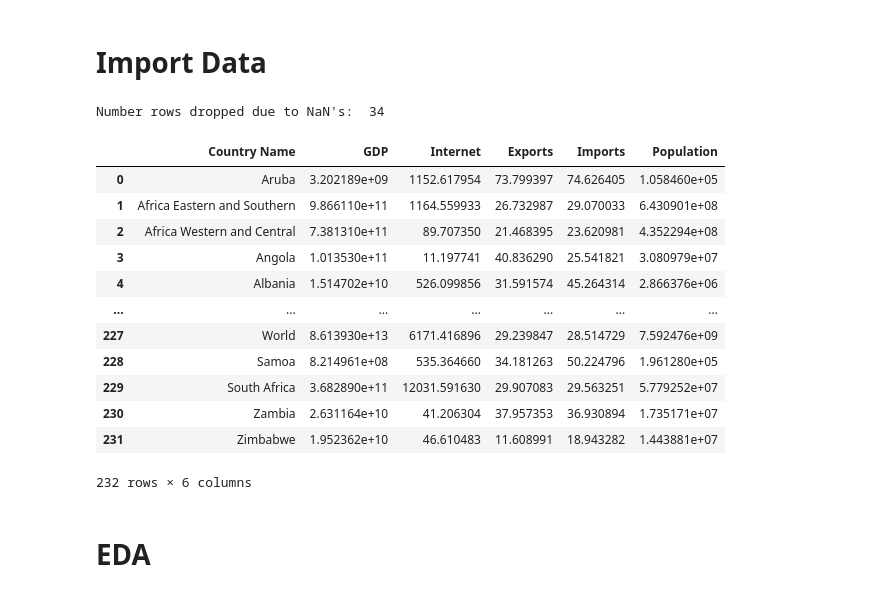
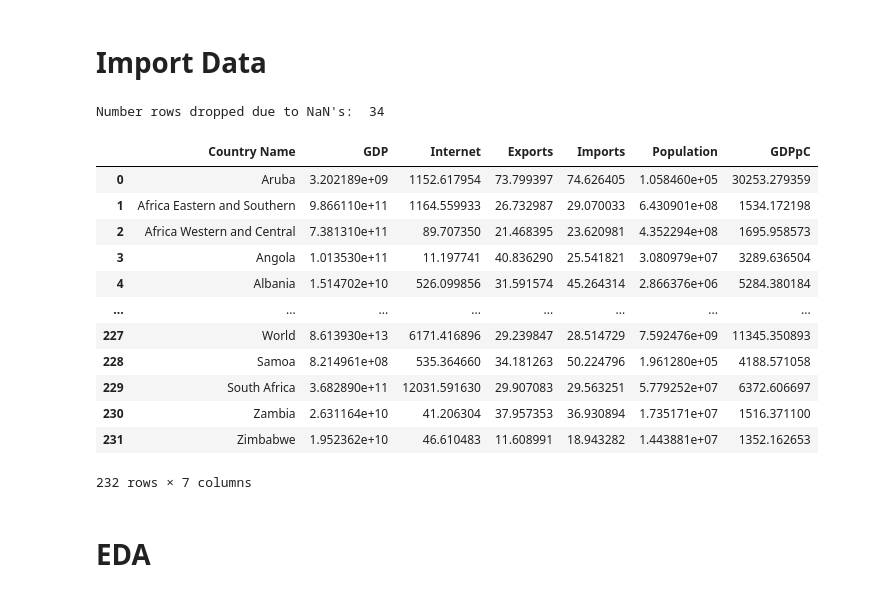
Before and after one commit to rsvpros/GDP-Machine-Learning, a Jupyter notebook: Decision_Tree_Model.ipynb, the cells around one changed output. Saved outputs shown, nothing was run; the diff lists cells and outputs as text; code cells hidden in the pictures.

```diff
--- a/Decision_Tree_Model.ipynb
+++ b/Decision_Tree_Model.ipynb
@@ -25,33 +28,40 @@ import scipy.stats as stats
 # %%
 GDPDF = pd.read_csv("GDP_attributes.csv")
 
 #Drop countries with any NaNs in the data
 length_before_drop = len(GDPDF)
 GDPDF = GDPDF.dropna()
 #reset indices
 GDPDF =GDPDF.reset_index()
 GDPDF = GDPDF.drop("index", axis =1)
 
 print("Number rows dropped due to NaN's: ", length_before_drop-len(GDPDF))
 
+
 #Rename column features
 GDPDF.columns = ["Country Name", "GDP", "Internet", "Exports", "Imports", "Population" ]
 
+#Add GDP per Capita Feature
+GDPDF["GDPpC"] = GDPDF["GDP"]/GDPDF["Population"]
+
+#Test
+#print(GDPDF[GDPDF["Country Name"] == "United States"])
+
 GDPDF
 # %% [output]
 Number rows dropped due to NaN's:  34
-|  | Country Name | GDP | Internet | Exports | Imports | Population |
-| 0 | Aruba | 3.202189e+09 | 1152.617954 | 73.799397 | 74.626405 | 1.058460e+05 |
-| 1 | Africa Eastern and Southern | 9.866110e+11 | 1164.559933 | 26.732987 | 29.070033 | 6.430901e+08 |
-| 2 | Africa Western and Central | 7.381310e+11 | 89.707350 | 21.468395 | 23.620981 | 4.352294e+08 |
-| 3 | Angola | 1.013530e+11 | 11.197741 | 40.836290 | 25.541821 | 3.080979e+07 |
-| 4 | Albania | 1.514702e+10 | 526.099856 | 31.591574 | 45.264314 | 2.866376e+06 |
-| ... | ... | ... | ... | ... | ... | ... |
-| 227 | World | 8.613930e+13 | 6171.416896 | 29.239847 | 28.514729 | 7.592476e+09 |
-| 228 | Samoa | 8.214961e+08 | 535.364660 | 34.181263 | 50.224796 | 1.961280e+05 |
-| 229 | South Africa | 3.682890e+11 | 12031.591630 | 29.907083 | 29.563251 | 5.779252e+07 |
-| 230 | Zambia | 2.631164e+10 | 41.206304 | 37.957353 | 36.930894 | 1.735171e+07 |
-| 231 | Zimbabwe | 1.952362e+10 | 46.610483 | 11.608991 | 18.943282 | 1.443881e+07 |
+|  | Country Name | GDP | Internet | Exports | Imports | Population | GDPpC |
+| 0 | Aruba | 3.202189e+09 | 1152.617954 | 73.799397 | 74.626405 | 1.058460e+05 | 30253.279359 |
+| 1 | Africa Eastern and Southern | 9.866110e+11 | 1164.559933 | 26.732987 | 29.070033 | 6.430901e+08 | 1534.172198 |
+| 2 | Africa Western and Central | 7.381310e+11 | 89.707350 | 21.468395 | 23.620981 | 4.352294e+08 | 1695.958573 |
+| 3 | Angola | 1.013530e+11 | 11.197741 | 40.836290 | 25.541821 | 3.080979e+07 | 3289.636504 |
+| 4 | Albania | 1.514702e+10 | 526.099856 | 31.591574 | 45.264314 | 2.866376e+06 | 5284.380184 |
+| ... | ... | ... | ... | ... | ... | ... | ... |
+| 227 | World | 8.613930e+13 | 6171.416896 | 29.239847 | 28.514729 | 7.592476e+09 | 11345.350893 |
+| 228 | Samoa | 8.214961e+08 | 535.364660 | 34.181263 | 50.224796 | 1.961280e+05 | 4188.571058 |
+| 229 | South Africa | 3.682890e+11 | 12031.591630 | 29.907083 | 29.563251 | 5.779252e+07 | 6372.606697 |
+| 230 | Zambia | 2.631164e+10 | 41.206304 | 37.957353 | 36.930894 | 1.735171e+07 | 1516.371100 |
+| 231 | Zimbabwe | 1.952362e+10 | 46.610483 | 11.608991 | 18.943282 | 1.443881e+07 | 1352.162653 |
-232 rows × 6 columns
+232 rows × 7 columns
 # %% [markdown]
 # EDA
```
Also changed, not shown: parts of 5 cells of this notebook, 1 other file.
